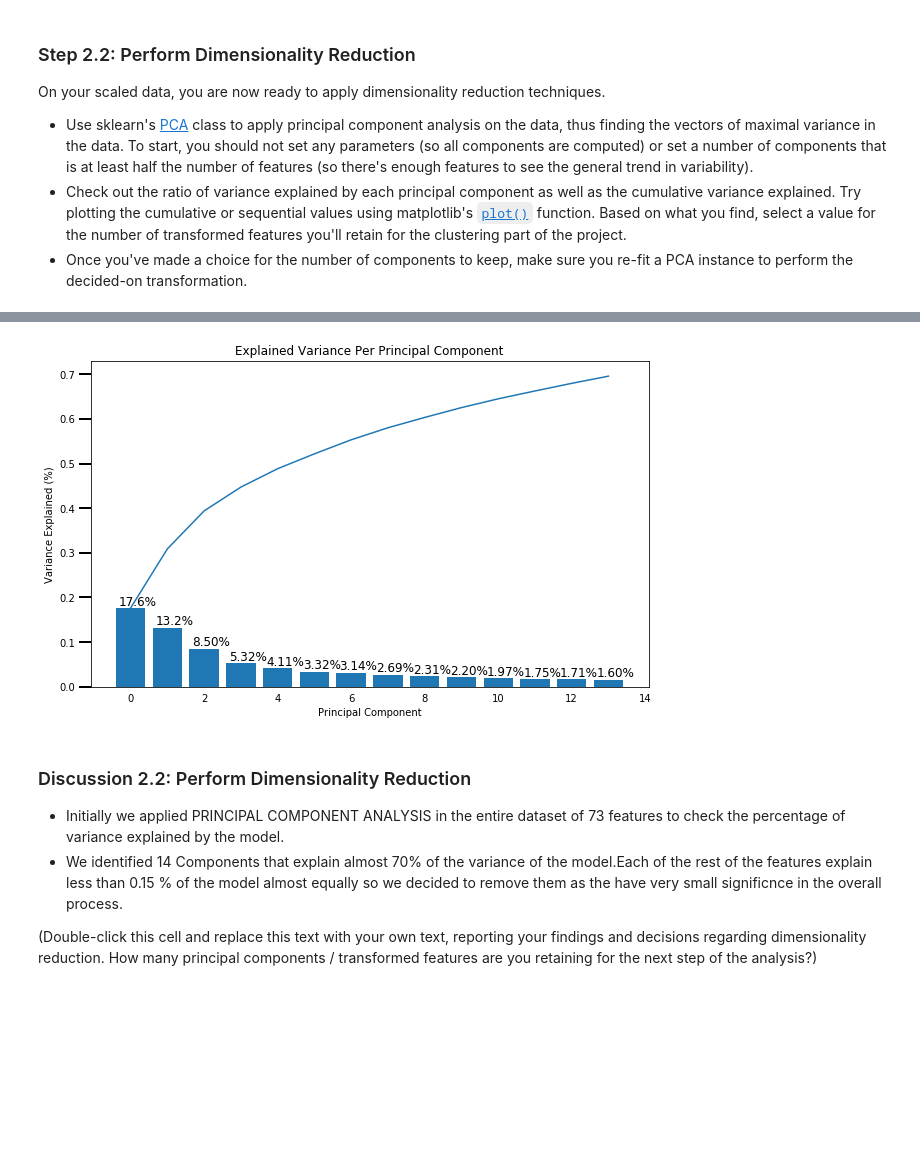
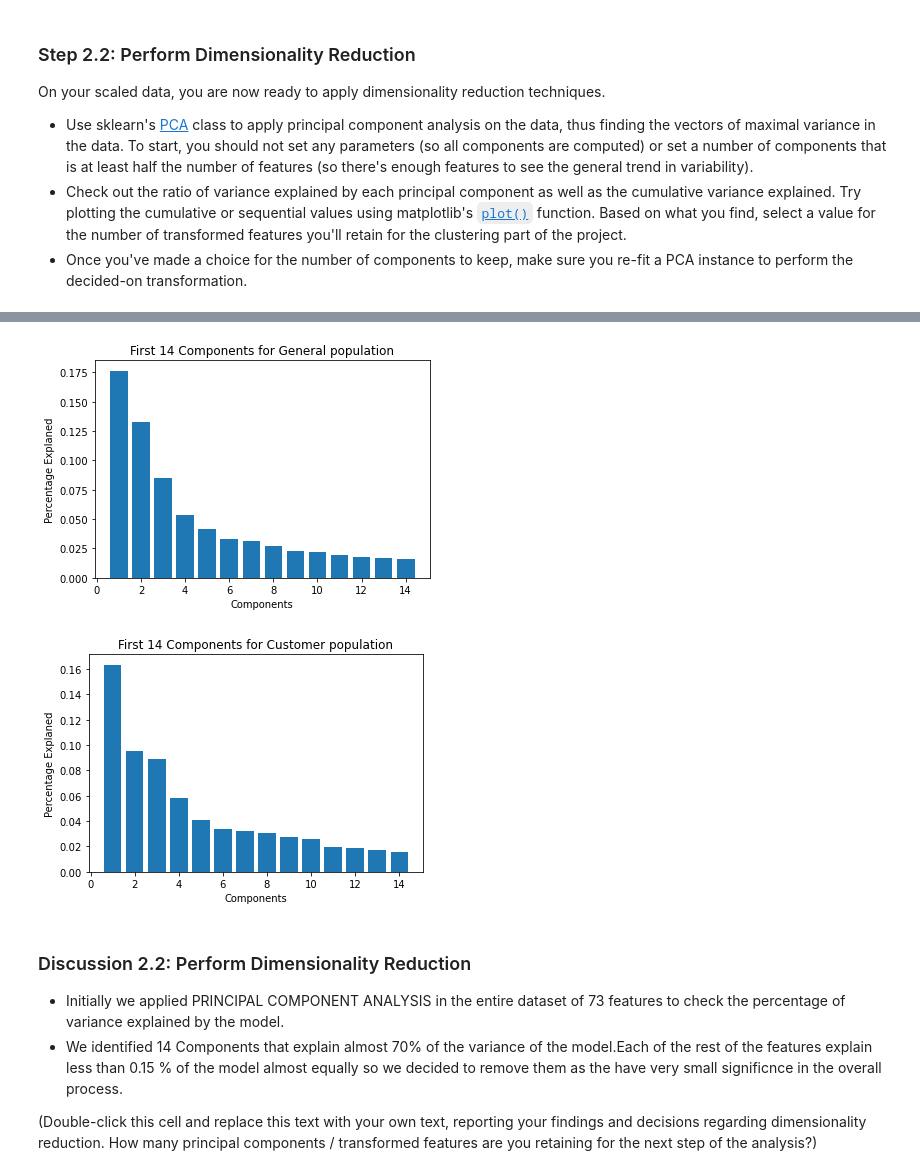
Before and after one commit to chpolyzo/intro_MLND, a Jupyter notebook: third_project/Identify_Customer_Segments.ipynb, the cells around one changed output, grey strips where cells are left out. Saved outputs shown, nothing was run; the diff lists cells and outputs as text; code cells hidden in the pictures; blank space fills up the shorter version.

```diff
--- a/third_project/Identify_Customer_Segments.ipynb
+++ b/third_project/Identify_Customer_Segments.ipynb
@@ -1444,0 +1425,6 @@ pca73_dic = collections.OrderedDict(enumerate(zip(keys73, values73)))
+# %%
+#create dictionary with all principals for general population
+import collections
+gen_keys = range(1,74)
+gen_values = pca_gen.explained_variance_ratio_.tolist()
+gen_dict = collections.OrderedDict(enumerate(zip(gen_keys, gen_values)))
@@ -1502,7 +1475,19 @@ pca, gen_sc_pca = do_pca(14, gen_scaled)
-# %%
-scree_plot(pca)
-# %% [output]
-[figure, removed]
+# %%
+#explore most important components
+plt.bar([gen_dict[key][0] for key in range(0,14)], [gen_dict[key][1] for key in range(0,14)])
+plt.title('First 14 Components for General population')
+plt.xlabel('Components')
+plt.ylabel('Percentage Explaned');
+# %% [output]
+[figure, added]
+# %%
+#explore most important components
+plt.bar([cus_dict[key][0] for key in range(0,14)], [cus_dict[key][1] for key in range(0,14)])
+plt.title('First 14 Components for Customer population')
+plt.xlabel('Components')
+plt.ylabel('Percentage Explaned');
+# %% [output]
+[figure, added]
 # %% [markdown]
 ### Discussion 2.2: Perform Dimensionality Reduction
 
```
Also changed, not shown: parts of 125 cells of this notebook.
